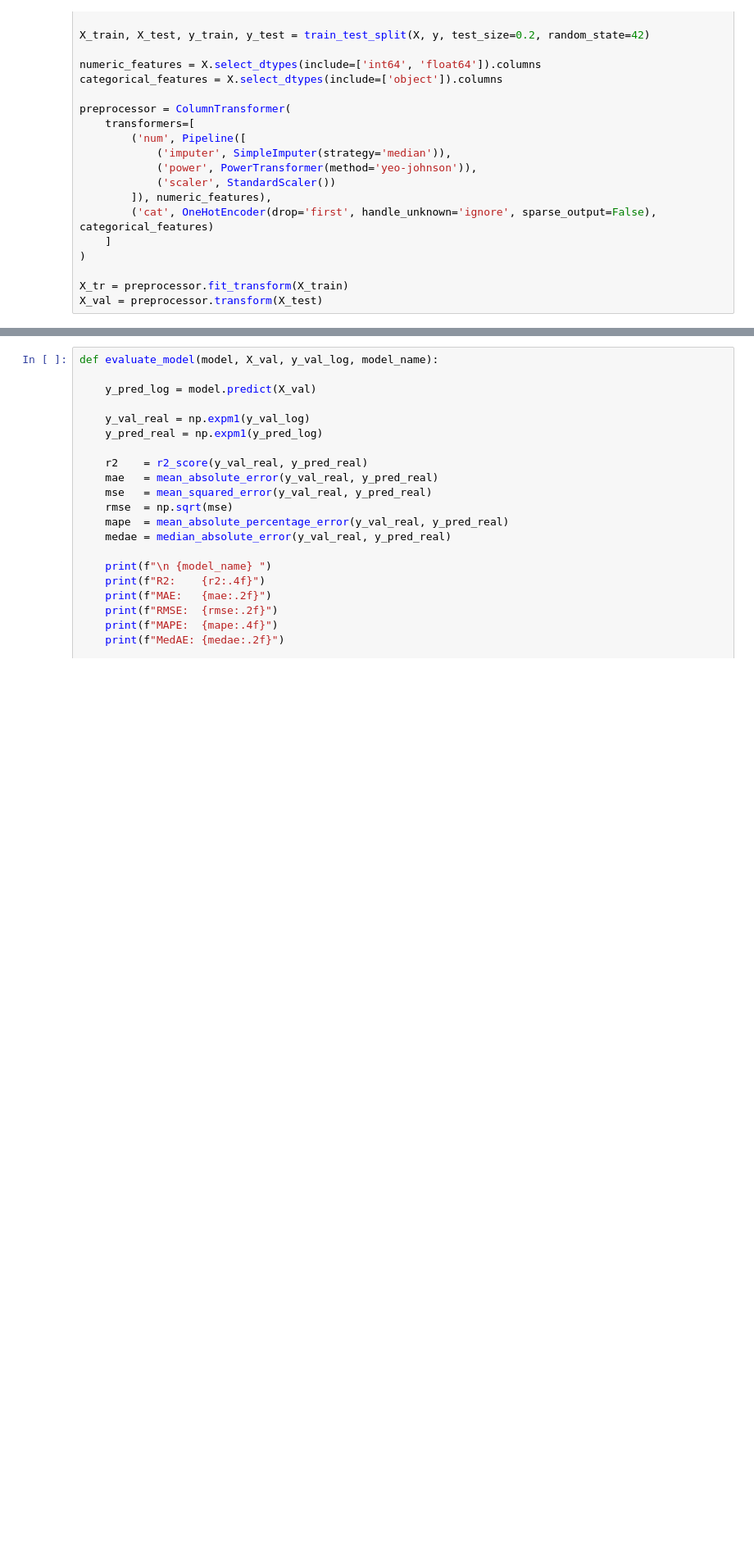
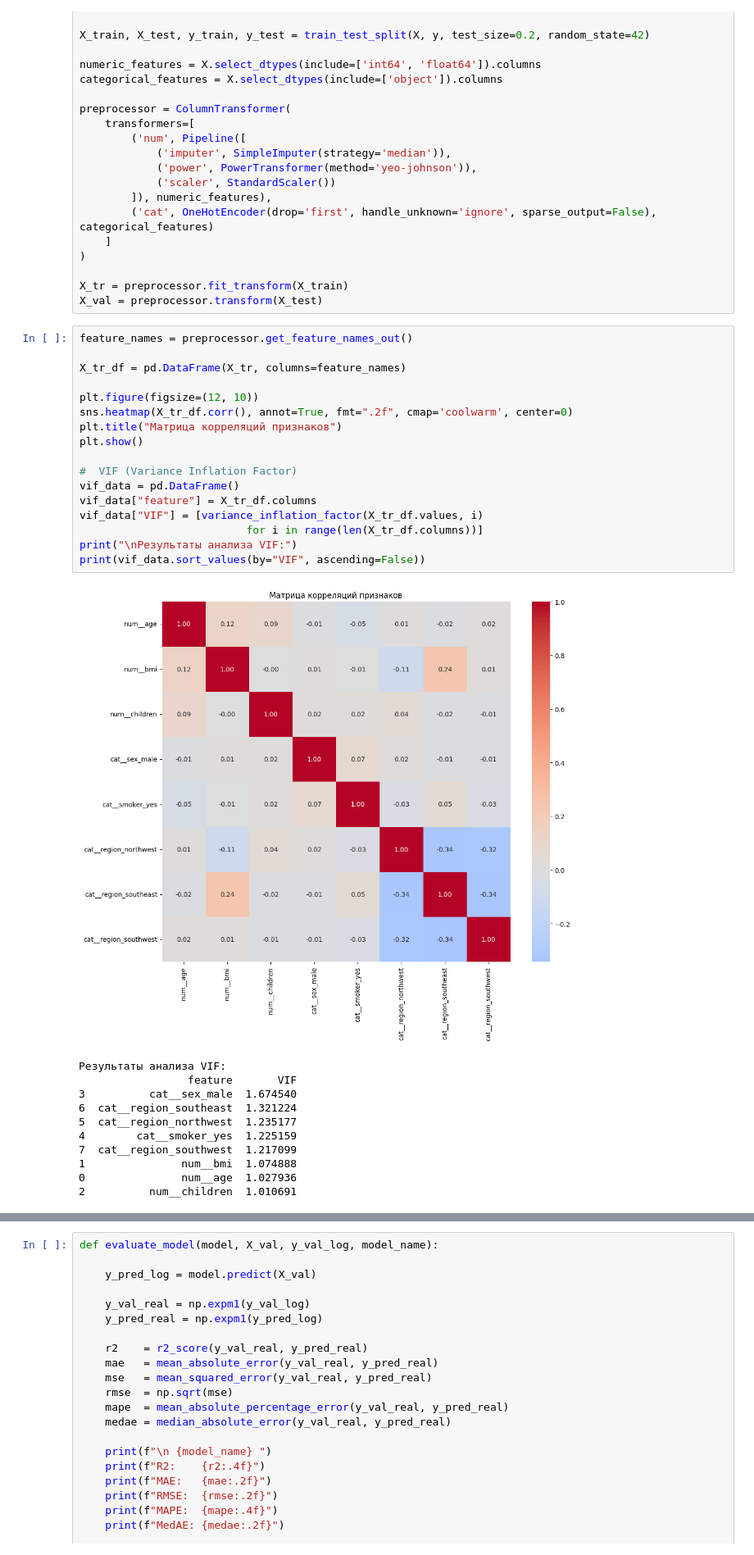
Before and after one commit to mhtabkrklt/ML_Tasks, a Jupyter notebook: Regression.ipynb, the cells around one changed output, grey strips where cells are left out. Shown: that part at 82% size. Cells and saved outputs as stored; diff of their text form; blank space fills up the shorter version.

```diff
--- a/Regression.ipynb
+++ b/Regression.ipynb
@@ -78,3 +79,32 @@ preprocessor = ColumnTransformer(
 
 X_tr = preprocessor.fit_transform(X_train)
 X_val = preprocessor.transform(X_test)
+# %%
+feature_names = preprocessor.get_feature_names_out()
+
+X_tr_df = pd.DataFrame(X_tr, columns=feature_names)
+
+plt.figure(figsize=(12, 10))
+sns.heatmap(X_tr_df.corr(), annot=True, fmt=".2f", cmap='coolwarm', center=0)
+plt.title("Матрица корреляций признаков")
+plt.show()
+
+#  VIF (Variance Inflation Factor)
+vif_data = pd.DataFrame()
+vif_data["feature"] = X_tr_df.columns
+vif_data["VIF"] = [variance_inflation_factor(X_tr_df.values, i)
+                          for i in range(len(X_tr_df.columns))]
+print("\nРезультаты анализа VIF:")
+print(vif_data.sort_values(by="VIF", ascending=False))
+# %% [output]
+[figure, added]
+Результаты анализа VIF:
+                 feature       VIF
+3          cat__sex_male  1.674540
+6  cat__region_southeast  1.321224
+5  cat__region_northwest  1.235177
+4        cat__smoker_yes  1.225159
+7  cat__region_southwest  1.217099
+1               num__bmi  1.074888
+0               num__age  1.027936
+2          num__children  1.010691
```
Also changed, not shown: parts of 3 cells of this notebook.
